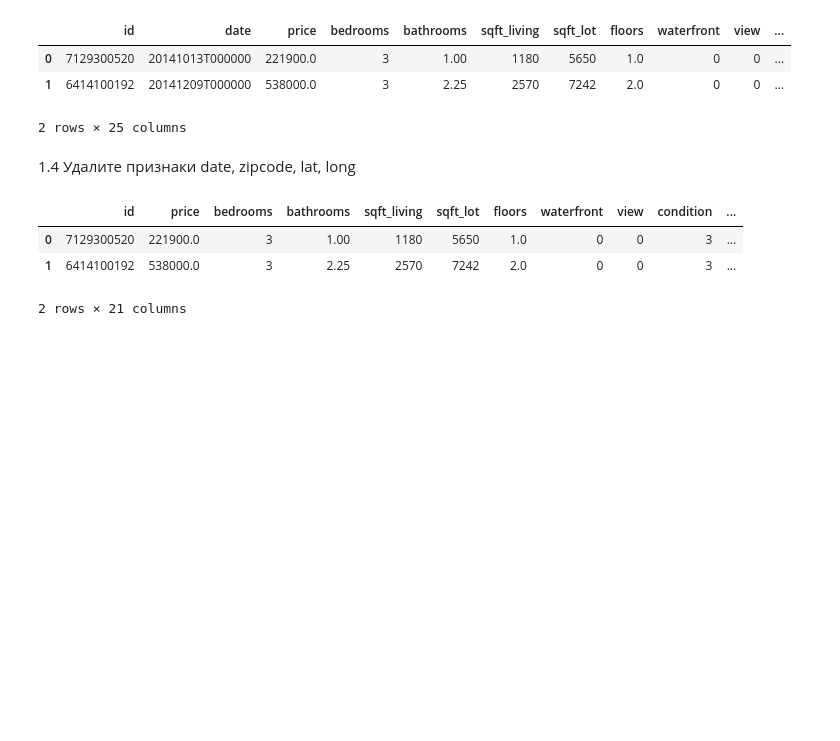
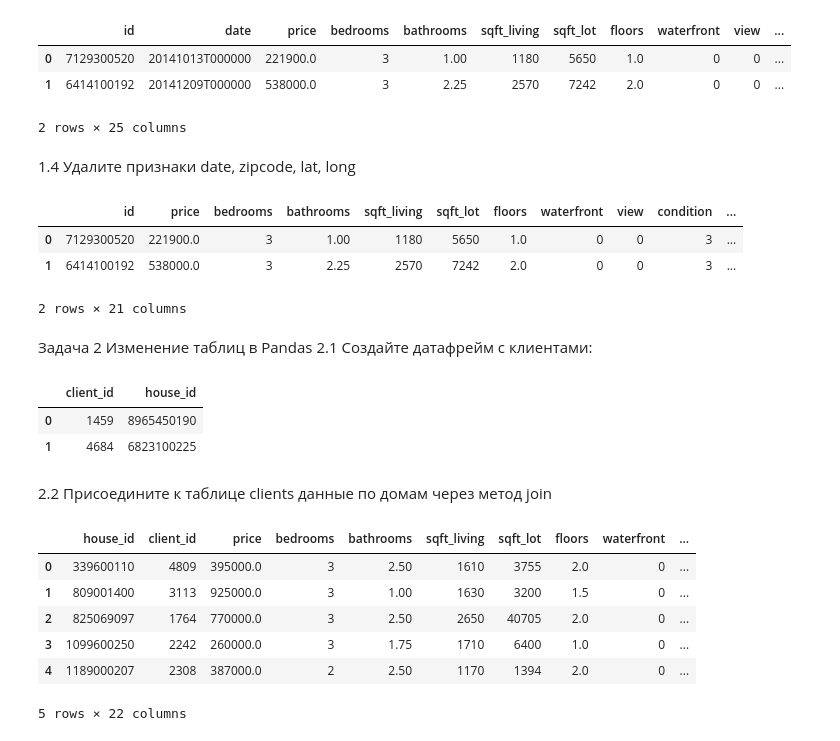
Before and after one commit to lion0671/Python_analitica_DZ, a Jupyter notebook: Seminar_3.ipynb, the cells around one changed output. Cells and saved outputs as stored; diff of their text form; code cells hidden in the pictures; blank space fills up the shorter version.

Commit message:
Семинар 3.Задача 2

```diff
--- a/Seminar_3.ipynb
+++ b/Seminar_3.ipynb
@@ -77,3 +77,30 @@ df.head(2)
 | 0 | 7129300520 | 221900.0 | 3 | 1.00 | 1180 | 5650 | 1.0 | 0 | 0 | 3 | ... |
 | 1 | 6414100192 | 538000.0 | 3 | 2.25 | 2570 | 7242 | 2.0 | 0 | 0 | 3 | ... |
 2 rows × 21 columns
+# %% [markdown]
+Задача 2
+Изменение таблиц в Pandas
+2.1 Создайте датафрейм с клиентами:
+# %%
+clients = pd.DataFrame({ 'client_id': [1459, 4684, 3498, 3942, 4535, 2308, 2866, 2765, 1472, 4236, 2295, 939, 3840, 280, 20, 4332, 3475, 4213, 3113, 4809, 2134, 2242, 2068, 4929, 1384, 1589, 3317, 2260, 1727, 1764, 1611, 1474], 'house_id': [8965450190, 6823100225, 5104540330, 2131701075, 1522700060, 1189000207, 6821600300, 7137950720, 9510920050, 6131600255, 5428000070, 1788800910, 8100400160, 3123049142, 6306800010, 5083000375, 7920100025, 1951600150, 809001400, 339600110, 1622049154, 1099600250, 8563000110, 2768100205, 3995700435, 8861700030, 3303980210, 7731100066, 8146100580, 825069097, 3889100029, 9524100196] })
+# %%
+clients.head(2)
+# %% [output]
+|  | client_id | house_id |
+| 0 | 1459 | 8965450190 |
+| 1 | 4684 | 6823100225 |
+# %% [markdown]
+2.2 Присоедините к таблице clients данные по домам через метод join
+# %%
+clients_id = clients.set_index('house_id')
+df_id = df.set_index('id')
+
+clients_id.join(df_id).reset_index().head()
+# %% [output]
+|  | house_id | client_id | price | bedrooms | bathrooms | sqft_living | sqft_lot | floors | waterfront | ... |
+| 0 | 339600110 | 4809 | 395000.0 | 3 | 2.50 | 1610 | 3755 | 2.0 | 0 | ... |
+| 1 | 809001400 | 3113 | 925000.0 | 3 | 1.00 | 1630 | 3200 | 1.5 | 0 | ... |
+| 2 | 825069097 | 1764 | 770000.0 | 3 | 2.50 | 2650 | 40705 | 2.0 | 0 | ... |
+| 3 | 1099600250 | 2242 | 260000.0 | 3 | 1.75 | 1710 | 6400 | 1.0 | 0 | ... |
+| 4 | 1189000207 | 2308 | 387000.0 | 2 | 2.50 | 1170 | 1394 | 2.0 | 0 | ... |
+5 rows × 22 columns
```
Also changed, not shown: parts of 2 cells of this notebook.
